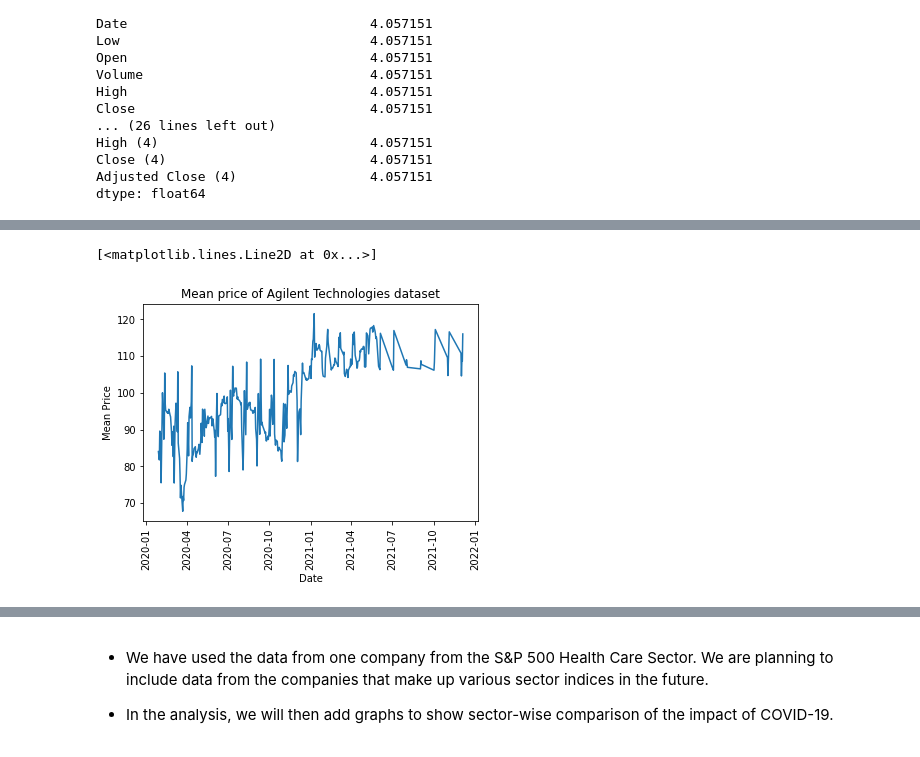
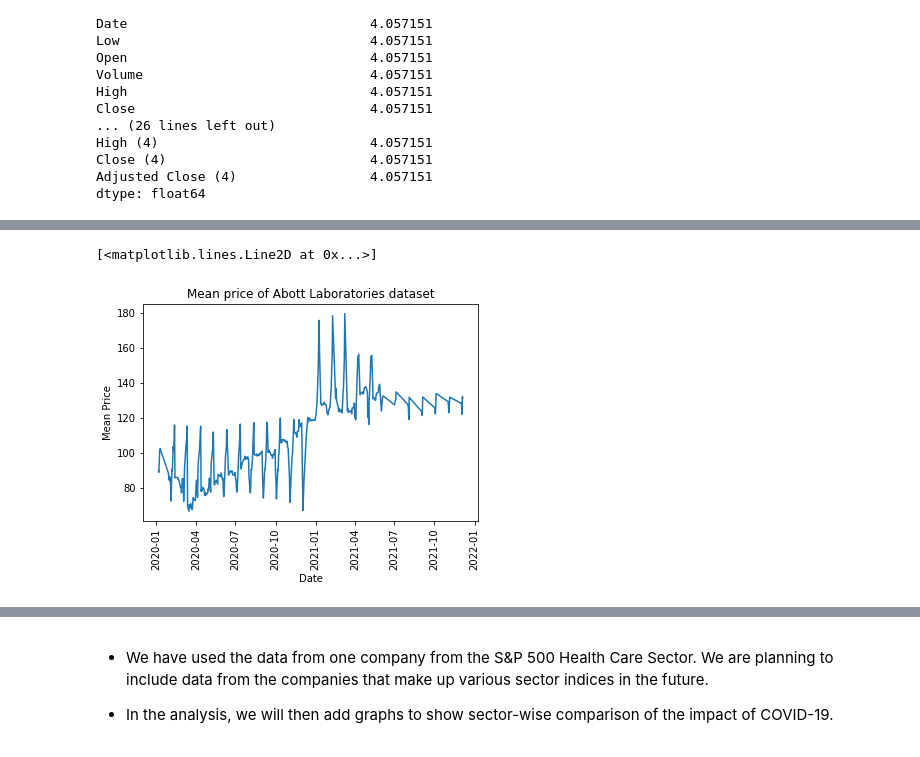
Before and after one commit to niveditac-98/kdd-group-5, a Jupyter notebook: Group5_Project_Initial_Copy.ipynb, the cells around one changed output, grey strips where cells are left out. Cells and saved outputs as stored; diff of their text form; code cells hidden in the pictures.

```diff
--- a/Group5_Project_Initial_Copy.ipynb
+++ b/Group5_Project_Initial_Copy.ipynb
@@ -60,5 +60,5 @@ import os
 # %%
 import pandas as pd
 # stock_df = pd.read_csv('/content/COVID_Stock_Market.csv')
-stock_df = pd.read_csv('/content/COVID_Stock_Market_Healthcare_Index_Five.csv')
+#stock_df = pd.read_csv('/content/COVID_Stock_Market_Healthcare_Index_Five.csv')
 stock_df = pd.read_csv('COVID_Stock_Market_Healthcare_Index_Five.csv')
@@ -136,9 +137,0 @@ Name: Date (1), Length: 139271, dtype: datetime64[ns]
-# %%
-stock_df['Date (1)'] =  pd.to_datetime(stock_df['Date (1)']).dt.strftime('%Y-%m-%d')
-
-stock_df['Date (2)'] =  pd.to_datetime(stock_df['Date (2)']).dt.strftime('%Y-%m-%d')
-
-stock_df['Date (3)'] =  pd.to_datetime(stock_df['Date (3)']).dt.strftime('%Y-%m-%d')
-
-stock_df['Date (4)'] =  pd.to_datetime(stock_df['Date (4)']).dt.strftime('%Y-%m-%d')
-stock_df.dtypes
@@ -163,15 +159,15 @@ dtype: object
 # %%
 #Graph showing Mean price of Agilent Technologies with respect to date
 
-mean_df = stock_df.groupby(['Date']).mean()
-plt.title('Mean price of Agilent Technologies dataset')
+mean_df4 = stock_df.groupby(['Date (4)']).mean()
+plt.title('Mean price of Abott Laboratories dataset')
 plt.xlabel('Date')
 plt.ylabel('Mean Price')
 plt.xticks(rotation = 'vertical')
-plt.plot(mean_df.index,mean_df['High'])
+plt.plot(mean_df4.index,mean_df4['High (4)'])
 # %% [output]
 [<matplotlib.lines.Line2D at 0x...>]
-[figure, old version]
+[figure, new version]
 # %%
 figure, axis = plt.subplots(2, 2,figsize=(30,30))
 
```
Also changed, not shown: parts of 7 cells of this notebook.
